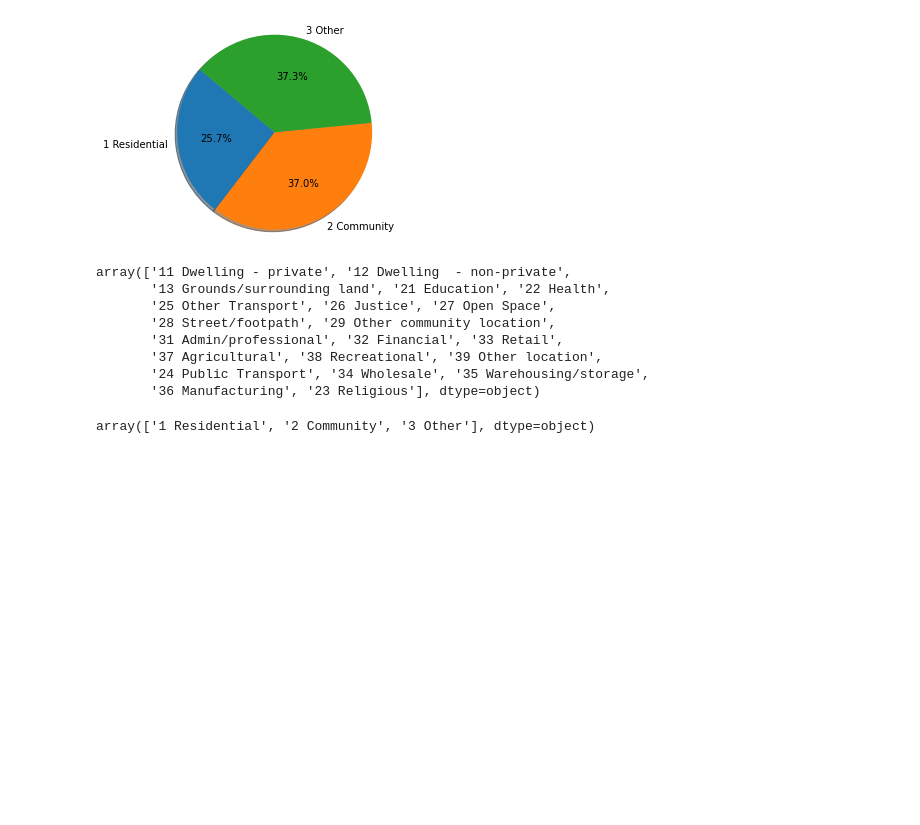
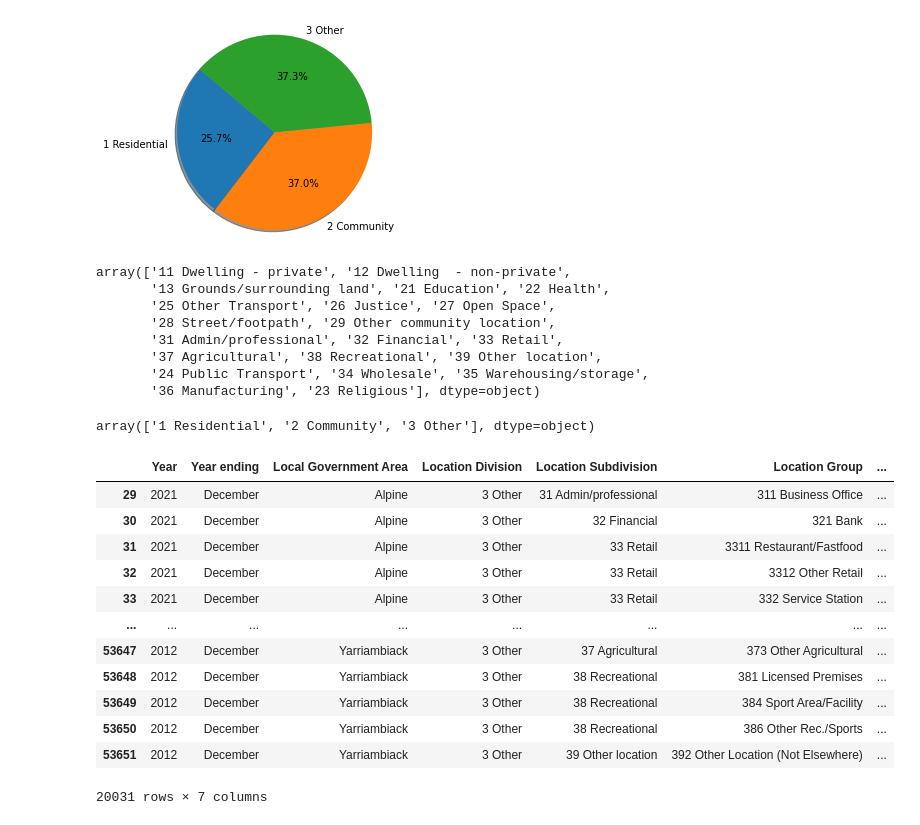
Before and after one commit to amir-motlagh/Project-01, a Jupyter notebook: Project 1.ipynb, the cells around one changed output. Saved outputs shown, nothing was run; the diff lists cells and outputs as text; code cells hidden in the pictures; blank space fills up the shorter version.

```diff
--- a/Project 1.ipynb
+++ b/Project 1.ipynb
@@ -59,3 +59,20 @@ array(['11 Dwelling - private', '12 Dwelling  - non-private',
 setting_of_crime_df["Location Division"].unique()
 # %% [output]
 array(['1 Residential', '2 Community', '3 Other'], dtype=object)
+# %%
+only_other = setting_of_crime_df.loc[setting_of_crime_df["Location Division"] == "3 Other", :]
+only_other
+# %% [output]
+|  | Year | Year ending | Local Government Area | Location Division | Location Subdivision | Location Group | ... |
+| 29 | 2021 | December | Alpine | 3 Other | 31 Admin/professional | 311 Business Office | ... |
+| 30 | 2021 | December | Alpine | 3 Other | 32 Financial | 321 Bank | ... |
+| 31 | 2021 | December | Alpine | 3 Other | 33 Retail | 3311 Restaurant/Fastfood | ... |
+| 32 | 2021 | December | Alpine | 3 Other | 33 Retail | 3312 Other Retail | ... |
+| 33 | 2021 | December | Alpine | 3 Other | 33 Retail | 332 Service Station | ... |
+| ... | ... | ... | ... | ... | ... | ... | ... |
+| 53647 | 2012 | December | Yarriambiack | 3 Other | 37 Agricultural | 373 Other Agricultural | ... |
+| 53648 | 2012 | December | Yarriambiack | 3 Other | 38 Recreational | 381 Licensed Premises | ... |
+| 53649 | 2012 | December | Yarriambiack | 3 Other | 38 Recreational | 384 Sport Area/Facility | ... |
+| 53650 | 2012 | December | Yarriambiack | 3 Other | 38 Recreational | 386 Other Rec./Sports | ... |
+| 53651 | 2012 | December | Yarriambiack | 3 Other | 39 Other location | 392 Other Location (Not Elsewhere) | ... |
+20031 rows × 7 columns
```
Also changed, not shown: parts of 8 cells of this notebook.
